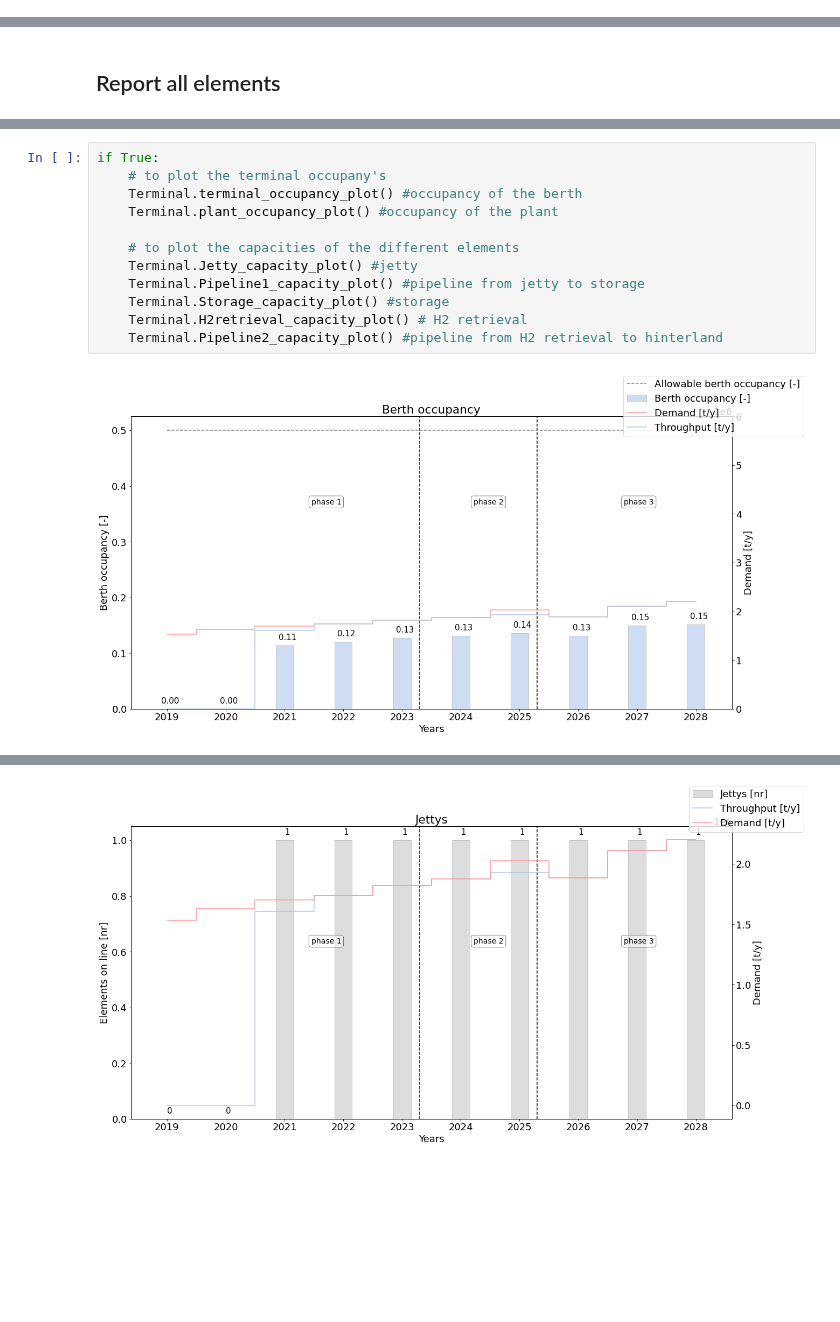
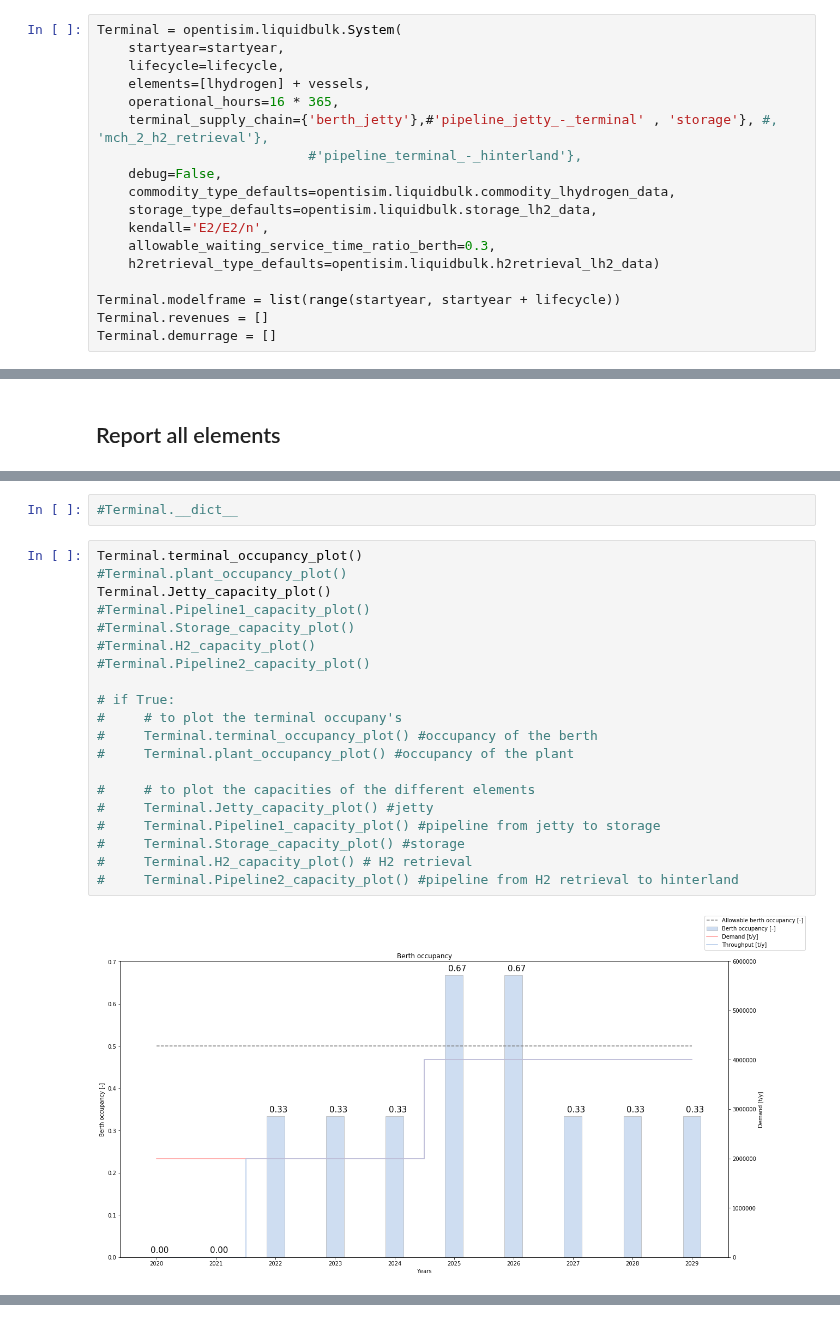
Before and after one commit to TUDelft-CITG/OpenTISim, a Jupyter notebook: notebooks/Example 02 - Hydrogen terminal example.ipynb, the cells around one changed output, grey strips where cells are left out. Saved outputs shown, nothing was run; the diff lists cells and outputs as text; blank space fills up the shorter version.

Commit message:
Updated terminal modules (separate import and export modules)

```diff
--- a/notebooks/Example 02 - Hydrogen terminal example.ipynb
+++ b/notebooks/Example 02 - Hydrogen terminal example.ipynb
@@ -103 +59,19 @@ Terminal = hydrogen_system.System(startyear = startyear,
+# %%
+Terminal = opentisim.liquidbulk.System(
+    startyear=startyear,
+    lifecycle=lifecycle,
+    elements=[lhydrogen] + vessels,
+    operational_hours=16 * 365,
+    terminal_supply_chain={'berth_jetty'},#'pipeline_jetty_-_terminal' , 'storage'}, #, 'mch_2_h2_retrieval'},
+                           #'pipeline_terminal_-_hinterland'},
+    debug=False,
+    commodity_type_defaults=opentisim.liquidbulk.commodity_lhydrogen_data,
+    storage_type_defaults=opentisim.liquidbulk.storage_lh2_data,
+    kendall='E2/E2/n',
+    allowable_waiting_service_time_ratio_berth=0.3,
+    h2retrieval_type_defaults=opentisim.liquidbulk.h2retrieval_lh2_data)
+
+Terminal.modelframe = list(range(startyear, startyear + lifecycle))
+Terminal.revenues = []
+Terminal.demurrage = []
 # %%
@@ -201,14 +97,24 @@ Terminal.__dict__
+# %%
+#Terminal.__dict__
 # %%
-if True:
-    # to plot the terminal occupany's
-    Terminal.terminal_occupancy_plot() #occupancy of the berth
-    Terminal.plant_occupancy_plot() #occupancy of the plant
+Terminal.terminal_occupancy_plot()
+#Terminal.plant_occupancy_plot()
+Terminal.Jetty_capacity_plot()
+#Terminal.Pipeline1_capacity_plot()
+#Terminal.Storage_capacity_plot()
+#Terminal.H2_capacity_plot()
+#Terminal.Pipeline2_capacity_plot()
 
-    # to plot the capacities of the different elements
-    Terminal.Jetty_capacity_plot() #jetty
-    Terminal.Pipeline1_capacity_plot() #pipeline from jetty to storage
-    Terminal.Storage_capacity_plot() #storage
-    Terminal.H2retrieval_capacity_plot() # H2 retrieval
-    Terminal.Pipeline2_capacity_plot() #pipeline from H2 retrieval to hinterland
+# if True:
+#     # to plot the terminal occupany's
+#     Terminal.terminal_occupancy_plot() #occupancy of the berth
+#     Terminal.plant_occupancy_plot() #occupancy of the plant
+
+#     # to plot the capacities of the different elements
+#     Terminal.Jetty_capacity_plot() #jetty
+#     Terminal.Pipeline1_capacity_plot() #pipeline from jetty to storage
+#     Terminal.Storage_capacity_plot() #storage
+#     Terminal.H2_capacity_plot() # H2 retrieval
+#     Terminal.Pipeline2_capacity_plot() #pipeline from H2 retrieval to hinterland
 # %% [output]
-[figure, old version]
+[figure, new version]
@@ -216 +121,0 @@ if True:
-[figure, removed]
```
Also changed, not shown: parts of 20 cells of this notebook, 4 other files.
